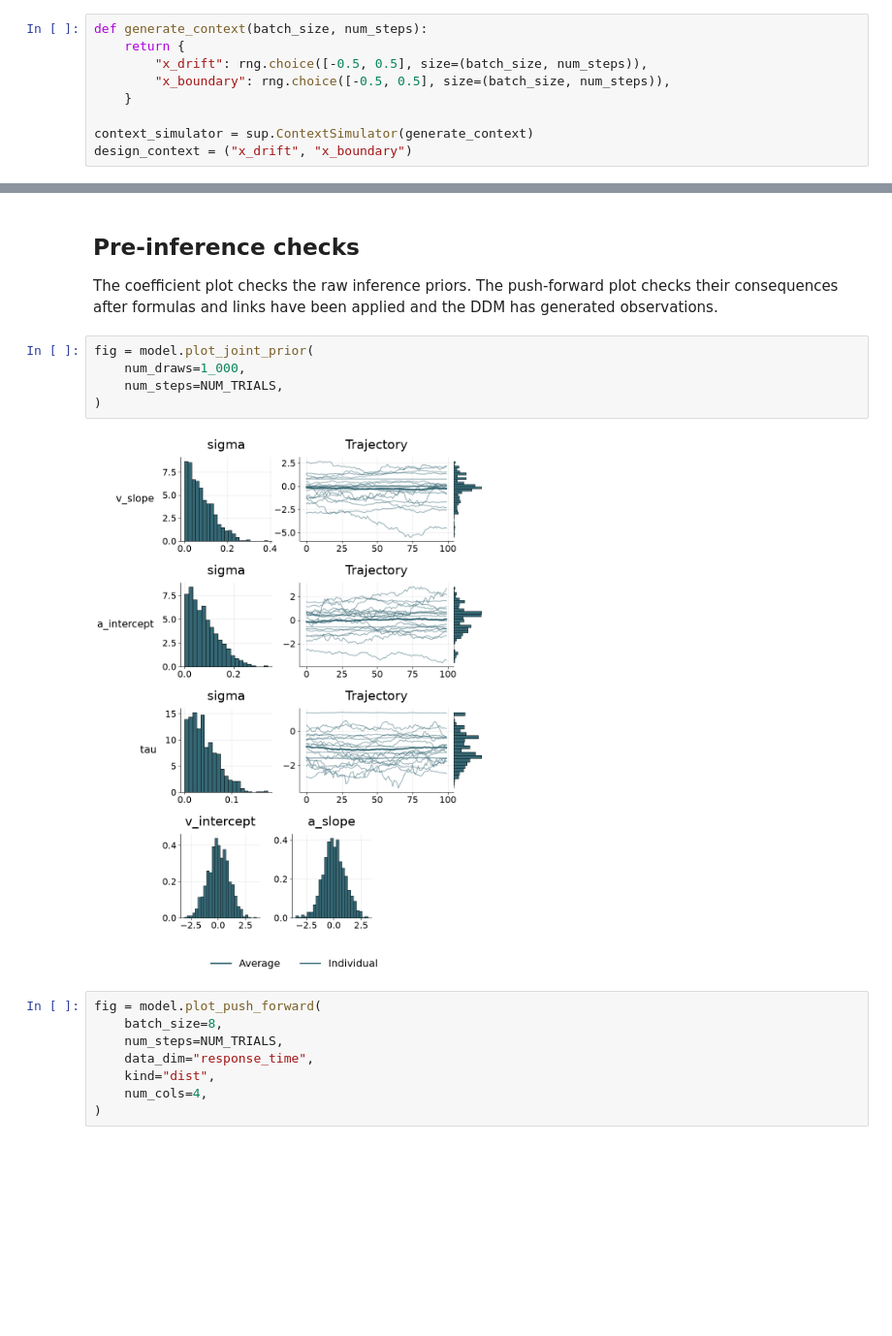
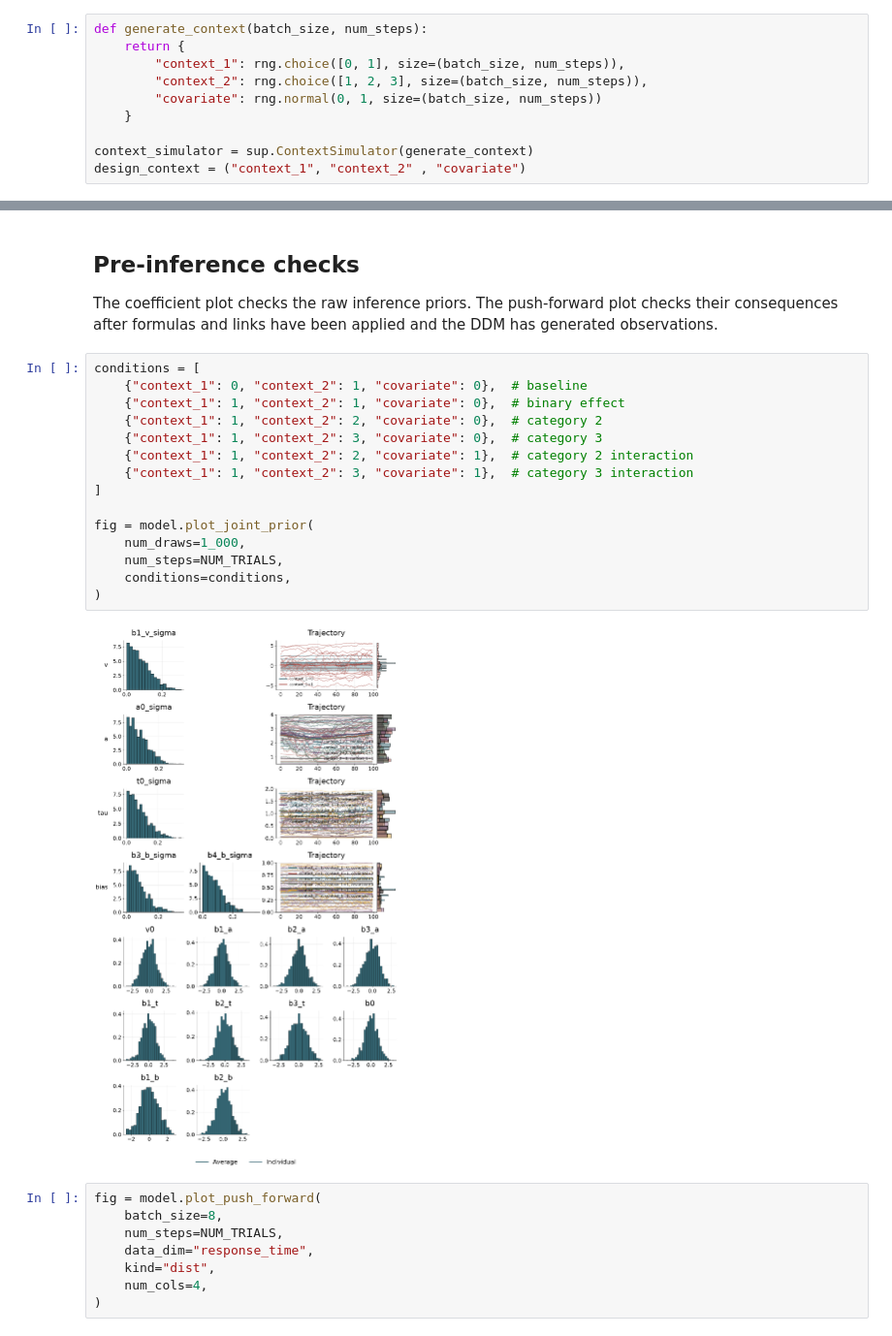
Before and after one commit to LuSchumacher/superstats, a Jupyter notebook: examples/experimental/ddm_regression.ipynb, the cells around one changed output, grey strips where cells are left out. Shown at 97% size. Saved outputs shown, nothing was run; the diff lists cells and outputs as text; blank space fills up the shorter version.

```diff
--- a/examples/experimental/ddm_regression.ipynb
+++ b/examples/experimental/ddm_regression.ipynb
@@ -24,12 +27,13 @@ Both regressors are randomized independently within each simulated dataset. Usin
 # %%
 def generate_context(batch_size, num_steps):
     return {
-        "x_drift": rng.choice([-0.5, 0.5], size=(batch_size, num_steps)),
-        "x_boundary": rng.choice([-0.5, 0.5], size=(batch_size, num_steps)),
+        "context_1": rng.choice([0, 1], size=(batch_size, num_steps)),
+        "context_2": rng.choice([1, 2, 3], size=(batch_size, num_steps)),
+        "covariate": rng.normal(0, 1, size=(batch_size, num_steps))
     }
 
 context_simulator = sup.ContextSimulator(generate_context)
-design_context = ("x_drift", "x_boundary")
+design_context = ("context_1", "context_2" , "covariate")
 # %% [markdown]
 ## Regression model
 
@@ -82,12 +100,22 @@ Formula-derived parameters: ['v', 'a']
 
 The coefficient plot checks the raw inference priors. The push-forward plot checks their consequences after formulas and links have been applied and the DDM has generated observations.
 # %%
+conditions = [
+    {"context_1": 0, "context_2": 1, "covariate": 0},  # baseline
+    {"context_1": 1, "context_2": 1, "covariate": 0},  # binary effect
+    {"context_1": 1, "context_2": 2, "covariate": 0},  # category 2
+    {"context_1": 1, "context_2": 3, "covariate": 0},  # category 3
+    {"context_1": 1, "context_2": 2, "covariate": 1},  # category 2 interaction
+    {"context_1": 1, "context_2": 3, "covariate": 1},  # category 3 interaction
+]
+
 fig = model.plot_joint_prior(
     num_draws=1_000,
     num_steps=NUM_TRIALS,
+    conditions=conditions,
 )
 # %% [output]
-[figure, old version]
+[figure, new version]
 # %%
 fig = model.plot_push_forward(
     batch_size=8,
```
Also changed, not shown: parts of 3 cells of this notebook, 9 other files.
